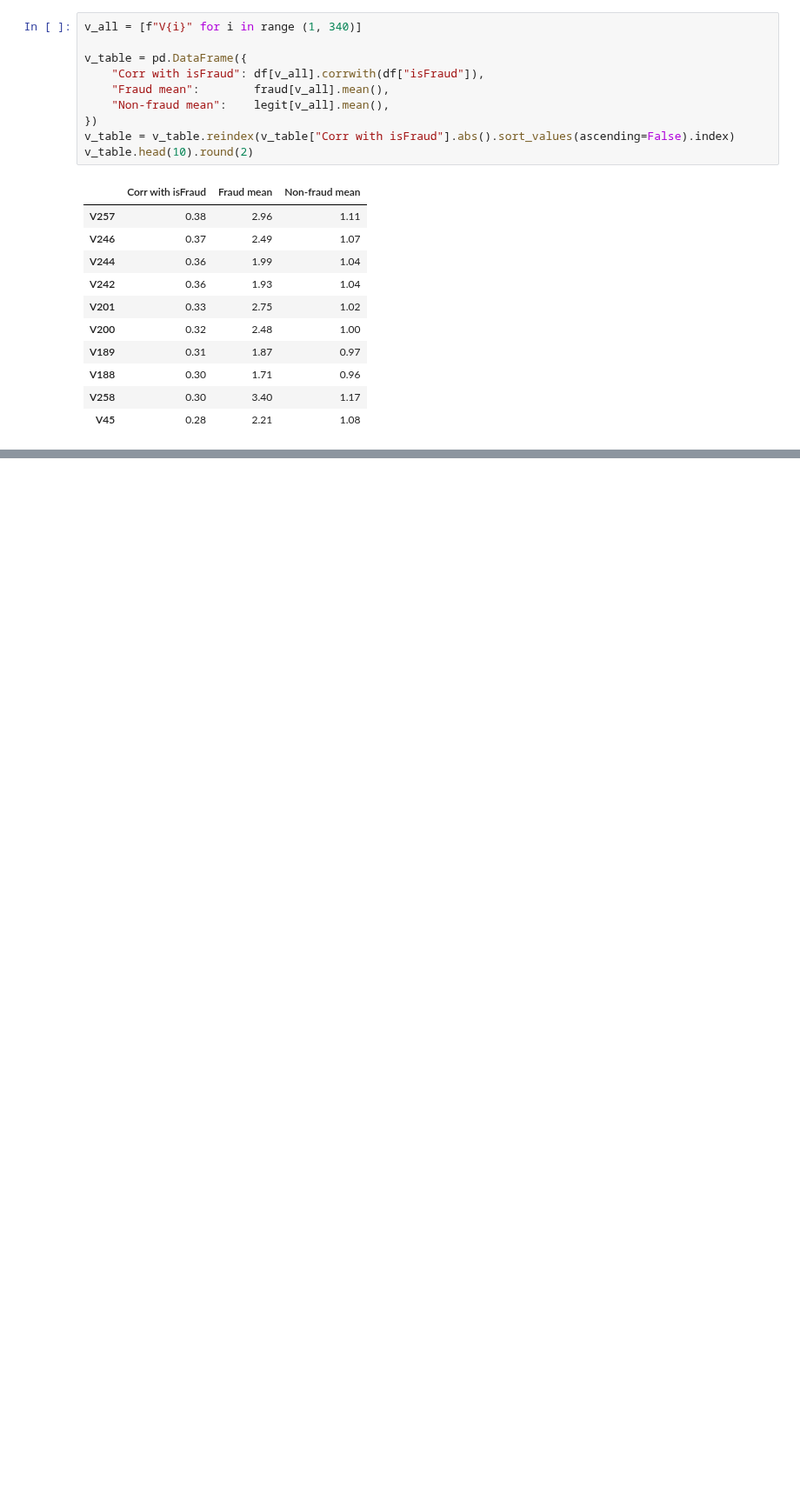
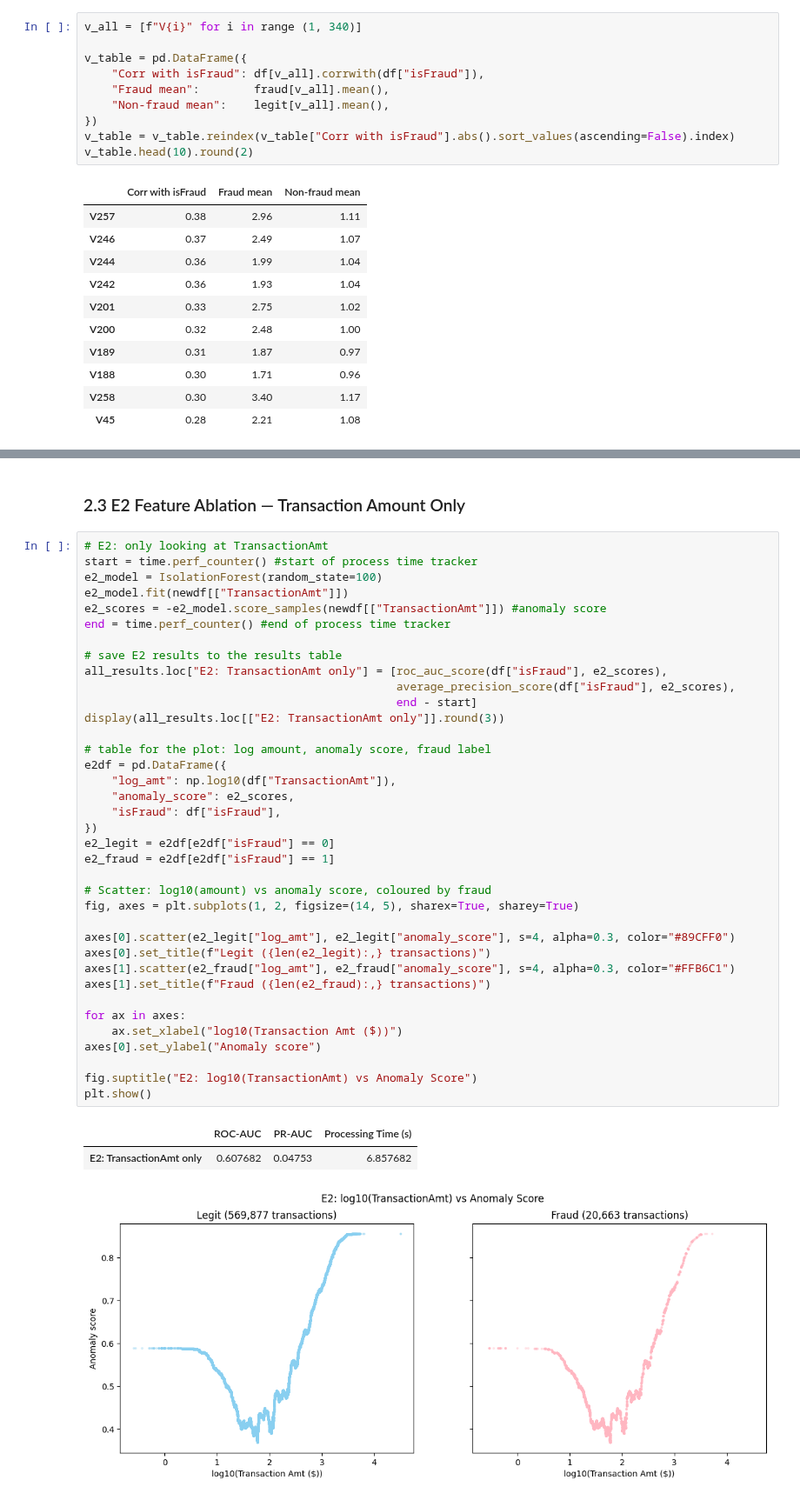
Before and after one commit to millxcc7/WIM-Direct-Research-MLFraudDetection, a Jupyter notebook: Task 3.ipynb, the cells around one changed output, grey strips where cells are left out. Shown at 87% size. Saved outputs shown, nothing was run; the diff lists cells and outputs as text; blank space fills up the shorter version.

```diff
--- a/Task 3.ipynb
+++ b/Task 3.ipynb
@@ -225,0 +323,43 @@ display(averages.round(2))
+# %% [markdown]
+### 2.3 E2 Feature Ablation — Transaction Amount Only
+# %%
+# E2: only looking at TransactionAmt
+start = time.perf_counter() #start of process time tracker
+e2_model = IsolationForest(random_state=100)
+e2_model.fit(newdf[["TransactionAmt"]])
+e2_scores = -e2_model.score_samples(newdf[["TransactionAmt"]]) #anomaly score
+end = time.perf_counter() #end of process time tracker
+
+# save E2 results to the results table
+all_results.loc["E2: TransactionAmt only"] = [roc_auc_score(df["isFraud"], e2_scores),
+                                              average_precision_score(df["isFraud"], e2_scores),
+                                              end - start]
+display(all_results.loc[["E2: TransactionAmt only"]].round(3))
+
+# table for the plot: log amount, anomaly score, fraud label
+e2df = pd.DataFrame({
+    "log_amt": np.log10(df["TransactionAmt"]),
+    "anomaly_score": e2_scores,
+    "isFraud": df["isFraud"],
+})
+e2_legit = e2df[e2df["isFraud"] == 0]
+e2_fraud = e2df[e2df["isFraud"] == 1]
+
+# Scatter: log10(amount) vs anomaly score, coloured by fraud
+fig, axes = plt.subplots(1, 2, figsize=(14, 5), sharex=True, sharey=True)
+
+axes[0].scatter(e2_legit["log_amt"], e2_legit["anomaly_score"], s=4, alpha=0.3, color="#89CFF0")
+axes[0].set_title(f"Legit ({len(e2_legit):,} transactions)")
+axes[1].scatter(e2_fraud["log_amt"], e2_fraud["anomaly_score"], s=4, alpha=0.3, color="#FFB6C1")
+axes[1].set_title(f"Fraud ({len(e2_fraud):,} transactions)")
+
+for ax in axes:
+    ax.set_xlabel("log10(Transaction Amt ($))")
+axes[0].set_ylabel("Anomaly score")
+
+fig.suptitle("E2: log10(TransactionAmt) vs Anomaly Score")
+plt.show()
+# %% [output]
+|  | ROC-AUC | PR-AUC | Processing Time (s) |
+| E2: TransactionAmt only | 0.607682 | 0.04753 | 6.857682 |
+[figure, added]
```
Also changed, not shown: parts of 18 cells of this notebook, 1 other file.
